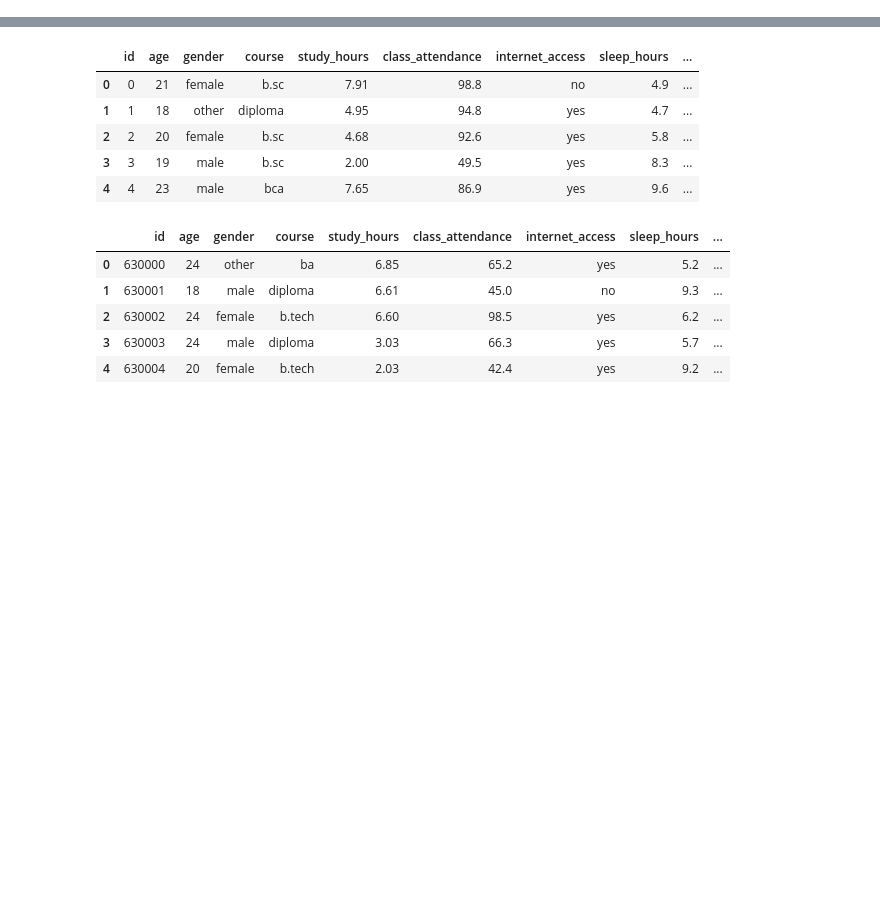
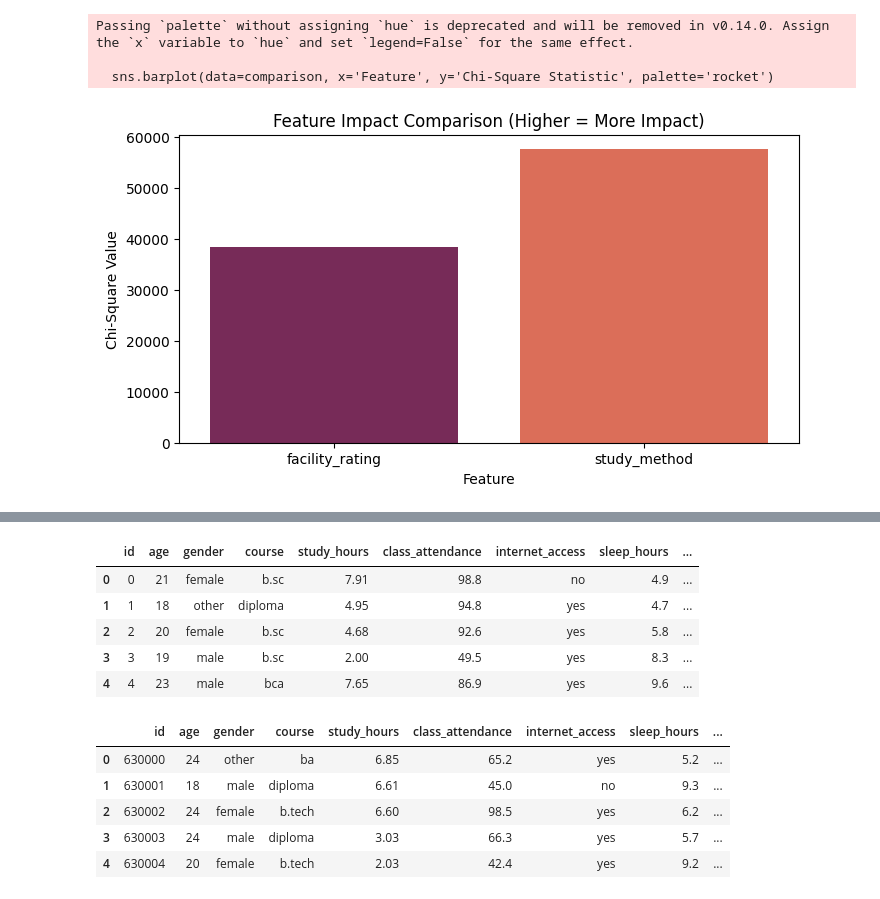
Before and after one commit to cringe-syco/ML, a Jupyter notebook: data/student_test_scores/notebooks/test_01.ipynb, the cells around one changed output, grey strips where cells are left out. Saved outputs shown, nothing was run; the diff lists cells and outputs as text; code cells hidden in the pictures; blank space fills up the shorter version.

```diff
--- a/data/student_test_scores/notebooks/test_01.ipynb
+++ b/data/student_test_scores/notebooks/test_01.ipynb
@@ -10,0 +48,23 @@ df = train.copy()
+# %%
+from scipy.stats import chi2_contingency
+
+# Calculate Chi-square statistics
+chi2_cat1 = chi2_contingency(pd.crosstab(df['facility_rating'], df['exam_score']))[0]
+chi2_cat2 = chi2_contingency(pd.crosstab(df['study_method'], df['exam_score']))[0]
+
+# Visualize
+comparison = pd.DataFrame({
+    'Feature': ['facility_rating', 'study_method'],
+    'Chi-Square Statistic': [chi2_cat1, chi2_cat2]
+})
+
+plt.figure(figsize=(8, 4))
+sns.barplot(data=comparison, x='Feature', y='Chi-Square Statistic', palette='rocket')
+plt.title('Feature Impact Comparison (Higher = More Impact)')
+plt.ylabel('Chi-Square Value')
+plt.show()
+# %% [output]
+Passing `palette` without assigning `hue` is deprecated and will be removed in v0.14.0. Assign the `x` variable to `hue` and set `legend=False` for the same effect.
+
+  sns.barplot(data=comparison, x='Feature', y='Chi-Square Statistic', palette='rocket')
+[figure, added]
```
Also changed, not shown: parts of 3 cells of this notebook, 6 other files.
